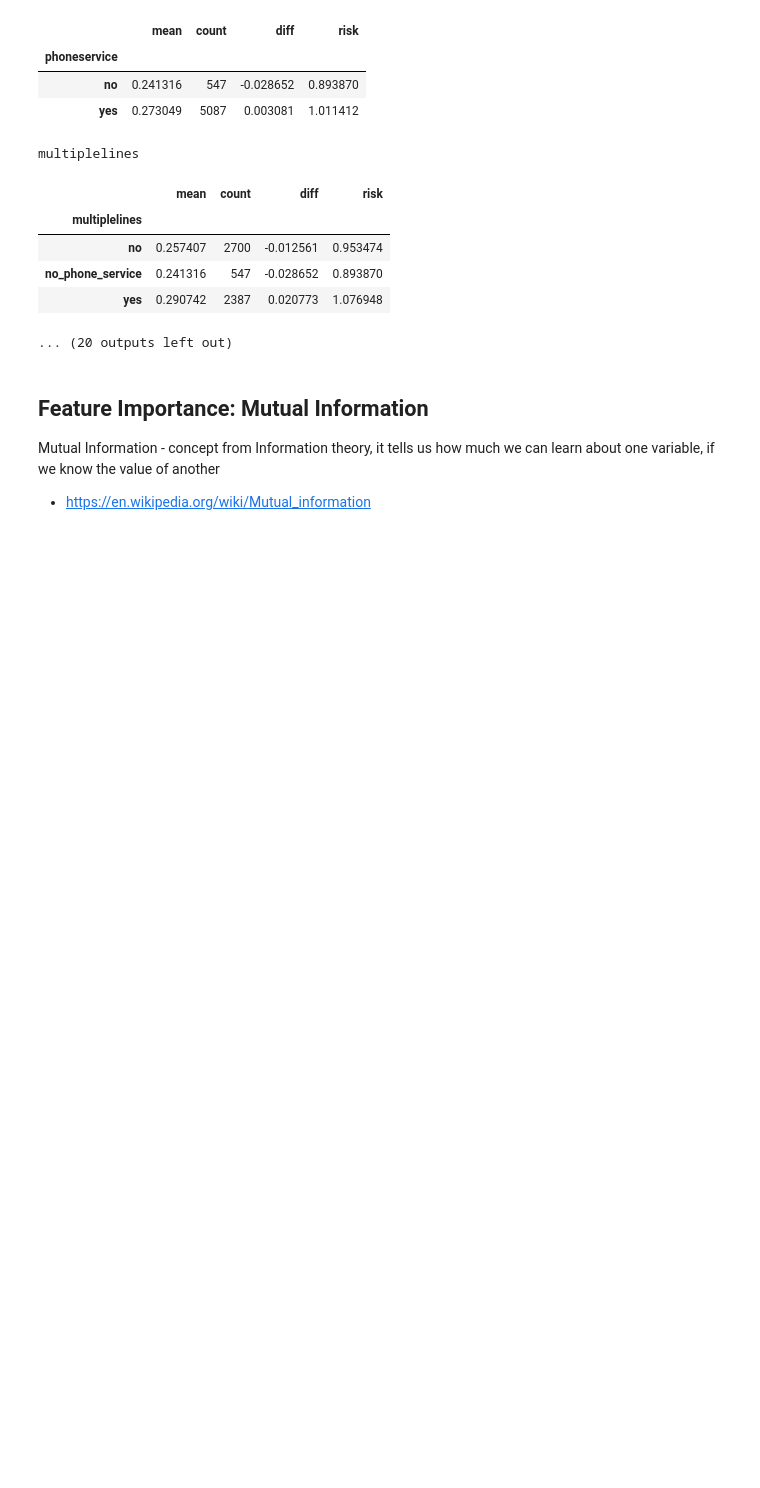
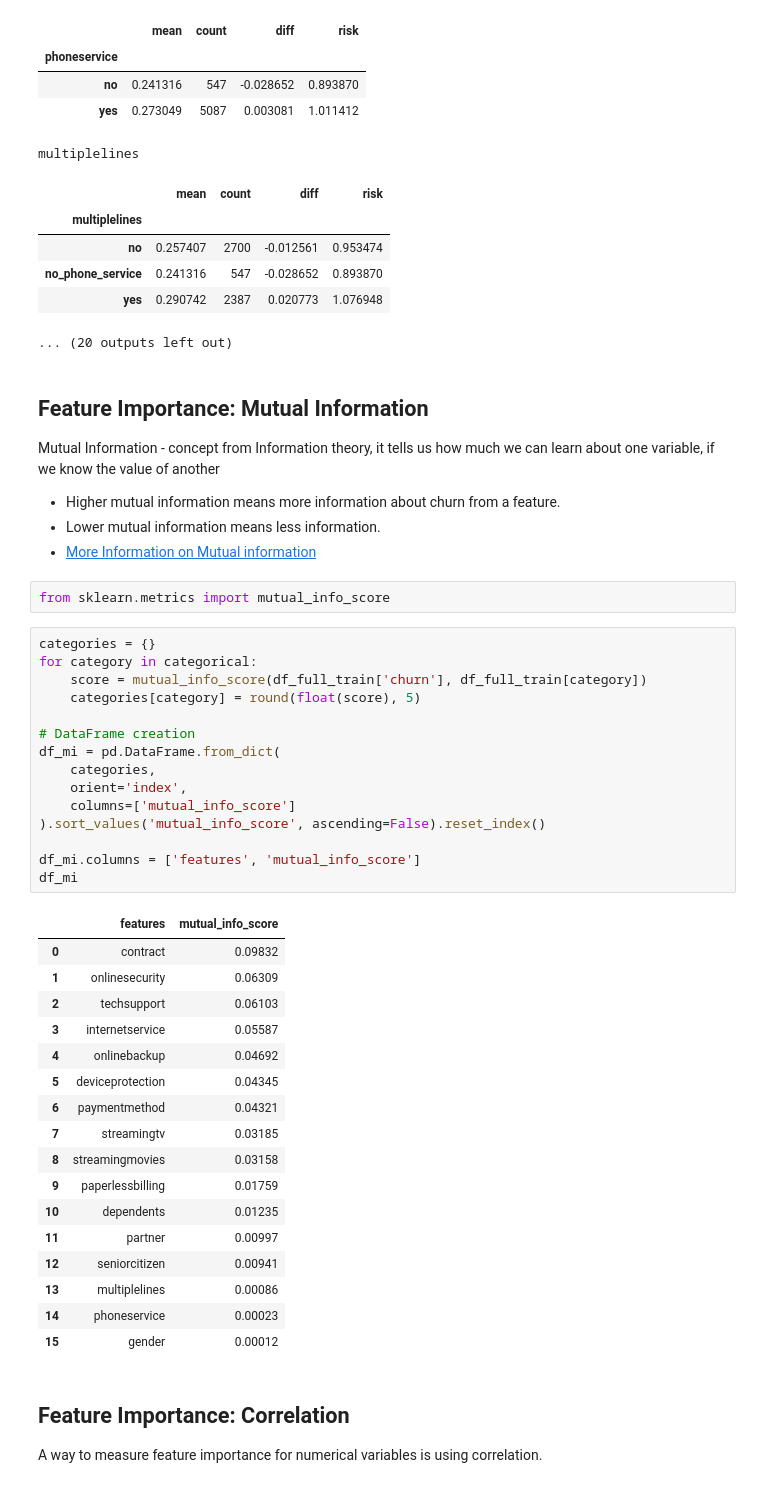
Before and after one commit to KingsleyElo/ml-zoomcamp-notes, a Jupyter notebook: Logistics regression/Logistics Regression.ipynb, the cells around one changed output. Drawn from its saved outputs; the diff is of its cells as text; blank space fills up the shorter version.

```diff
--- a/Logistics regression/Logistics Regression.ipynb
+++ b/Logistics regression/Logistics Regression.ipynb
@@ -363,4 +363,45 @@ multiplelines
 
 Mutual Information - concept from Information theory, it tells us how much we can learn about one variable, if we know the value of another
 
-- https://en.wikipedia.org/wiki/Mutual_information
+- Higher mutual information means more information about churn from a feature.
+- Lower mutual information means less information.
+- [More Information on Mutual information](https://en.wikipedia.org/wiki/Mutual_information)
+# %%
+from sklearn.metrics import mutual_info_score
+# %%
+categories = {}
+for category in categorical:
+    score = mutual_info_score(df_full_train['churn'], df_full_train[category])
+    categories[category] = round(float(score), 5)
+
+# DataFrame creation
+df_mi = pd.DataFrame.from_dict(
+    categories,
+    orient='index',
+    columns=['mutual_info_score']
+).sort_values('mutual_info_score', ascending=False).reset_index()
+
+df_mi.columns = ['features', 'mutual_info_score']
+df_mi
+# %% [output]
+|  | features | mutual_info_score |
+| 0 | contract | 0.09832 |
+| 1 | onlinesecurity | 0.06309 |
+| 2 | techsupport | 0.06103 |
+| 3 | internetservice | 0.05587 |
+| 4 | onlinebackup | 0.04692 |
+| 5 | deviceprotection | 0.04345 |
+| 6 | paymentmethod | 0.04321 |
+| 7 | streamingtv | 0.03185 |
+| 8 | streamingmovies | 0.03158 |
+| 9 | paperlessbilling | 0.01759 |
+| 10 | dependents | 0.01235 |
+| 11 | partner | 0.00997 |
+| 12 | seniorcitizen | 0.00941 |
+| 13 | multiplelines | 0.00086 |
+| 14 | phoneservice | 0.00023 |
+| 15 | gender | 0.00012 |
+# %% [markdown]
+## **Feature Importance: Correlation**
+
+A way to measure feature importance for numerical variables is using correlation.
```
